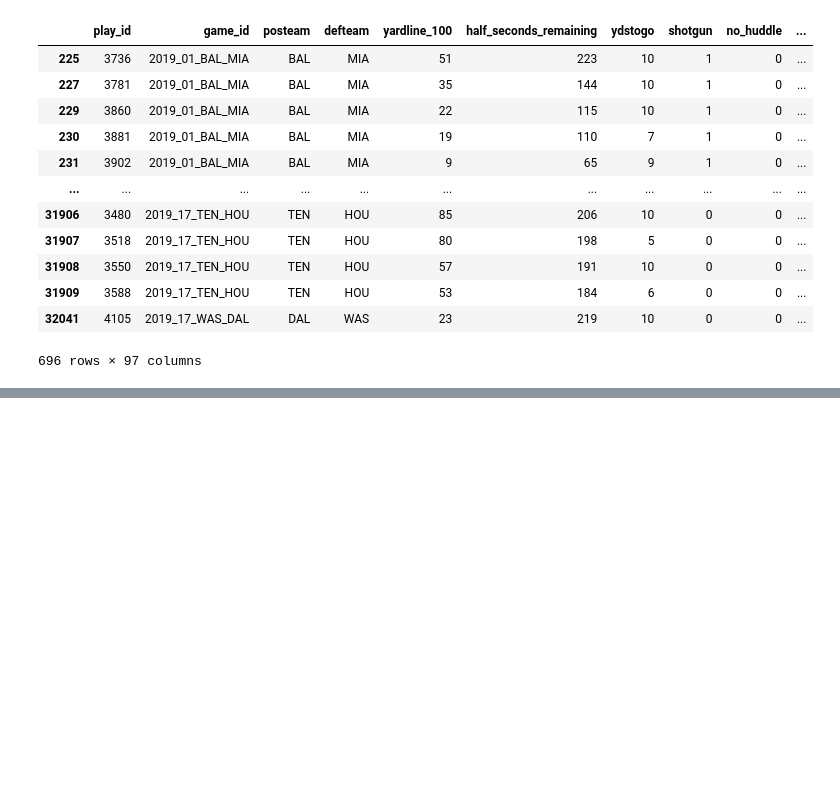
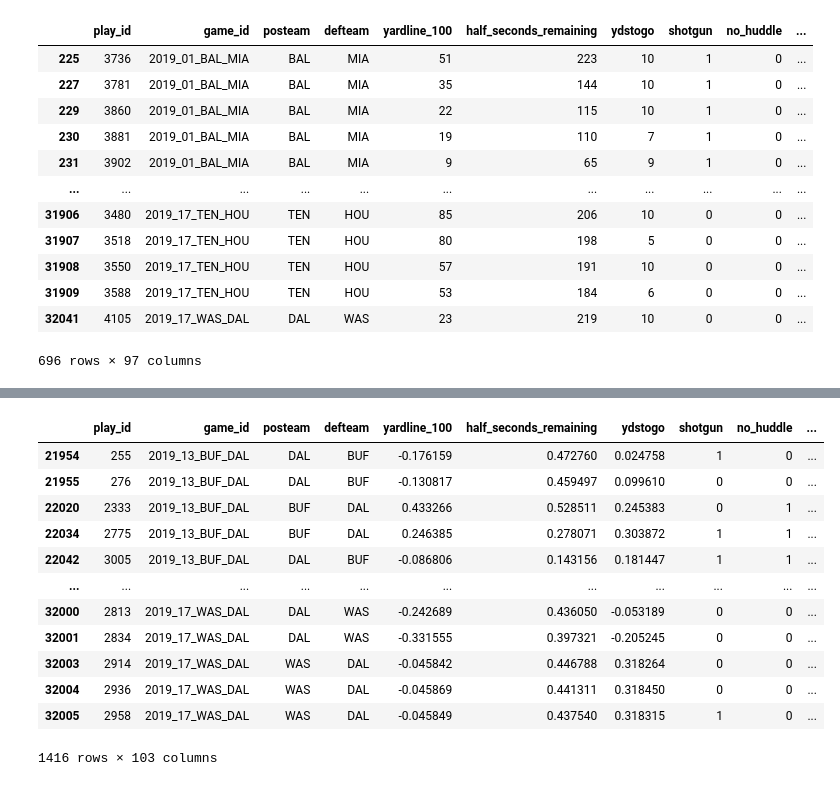
Before and after one commit to joeDirector/NFL-Play-Call-Prediction-with-LSTM-Neural-Netowrks, a Jupyter notebook: src/visualizations.ipynb, the cells around one changed output, grey strips where cells are left out. Drawn from its saved outputs; the diff is of its cells as text; code cells hidden in the pictures; blank space fills up the shorter version.

```diff
--- a/src/visualizations.ipynb
+++ b/src/visualizations.ipynb
@@ -267,0 +429,26 @@ runs
+# %%
+pbp = pd.read_csv("/Users/joe/documents/Masters_Project/NFL-Play-Call-Prediction-with-LSTM-Neural-Networks/data/processed_pbp.csv")
+# %%
+rz_dat = add_lagged_play_calls(pbp, 16)
+rz_dat = rz_dat.iloc[:,:-5]
+# %%
+train_df = rz_dat.iloc[0:21434,:]
+test_df = rz_dat.iloc[21435:,:]
+# %%
+rz_test_df = test_df.query('yardline_100 <= 20')
+# %%
+rz_test_df
+# %% [output]
+|  | play_id | game_id | posteam | defteam | yardline_100 | half_seconds_remaining | ydstogo | shotgun | no_huddle | ... |
+| 21954 | 255 | 2019_13_BUF_DAL | DAL | BUF | -0.176159 | 0.472760 | 0.024758 | 1 | 0 | ... |
+| 21955 | 276 | 2019_13_BUF_DAL | DAL | BUF | -0.130817 | 0.459497 | 0.099610 | 0 | 0 | ... |
+| 22020 | 2333 | 2019_13_BUF_DAL | BUF | DAL | 0.433266 | 0.528511 | 0.245383 | 0 | 1 | ... |
+| 22034 | 2775 | 2019_13_BUF_DAL | BUF | DAL | 0.246385 | 0.278071 | 0.303872 | 1 | 1 | ... |
+| 22042 | 3005 | 2019_13_BUF_DAL | DAL | BUF | -0.086806 | 0.143156 | 0.181447 | 1 | 1 | ... |
+| ... | ... | ... | ... | ... | ... | ... | ... | ... | ... | ... |
+| 32000 | 2813 | 2019_17_WAS_DAL | DAL | WAS | -0.242689 | 0.436050 | -0.053189 | 0 | 0 | ... |
+| 32001 | 2834 | 2019_17_WAS_DAL | DAL | WAS | -0.331555 | 0.397321 | -0.205245 | 0 | 0 | ... |
+| 32003 | 2914 | 2019_17_WAS_DAL | WAS | DAL | -0.045842 | 0.446788 | 0.318264 | 0 | 0 | ... |
+| 32004 | 2936 | 2019_17_WAS_DAL | WAS | DAL | -0.045869 | 0.441311 | 0.318450 | 0 | 0 | ... |
+| 32005 | 2958 | 2019_17_WAS_DAL | WAS | DAL | -0.045849 | 0.437540 | 0.318315 | 1 | 0 | ... |
+1416 rows × 103 columns
```
Also changed, not shown: parts of 9 cells of this notebook, 11 other files.
